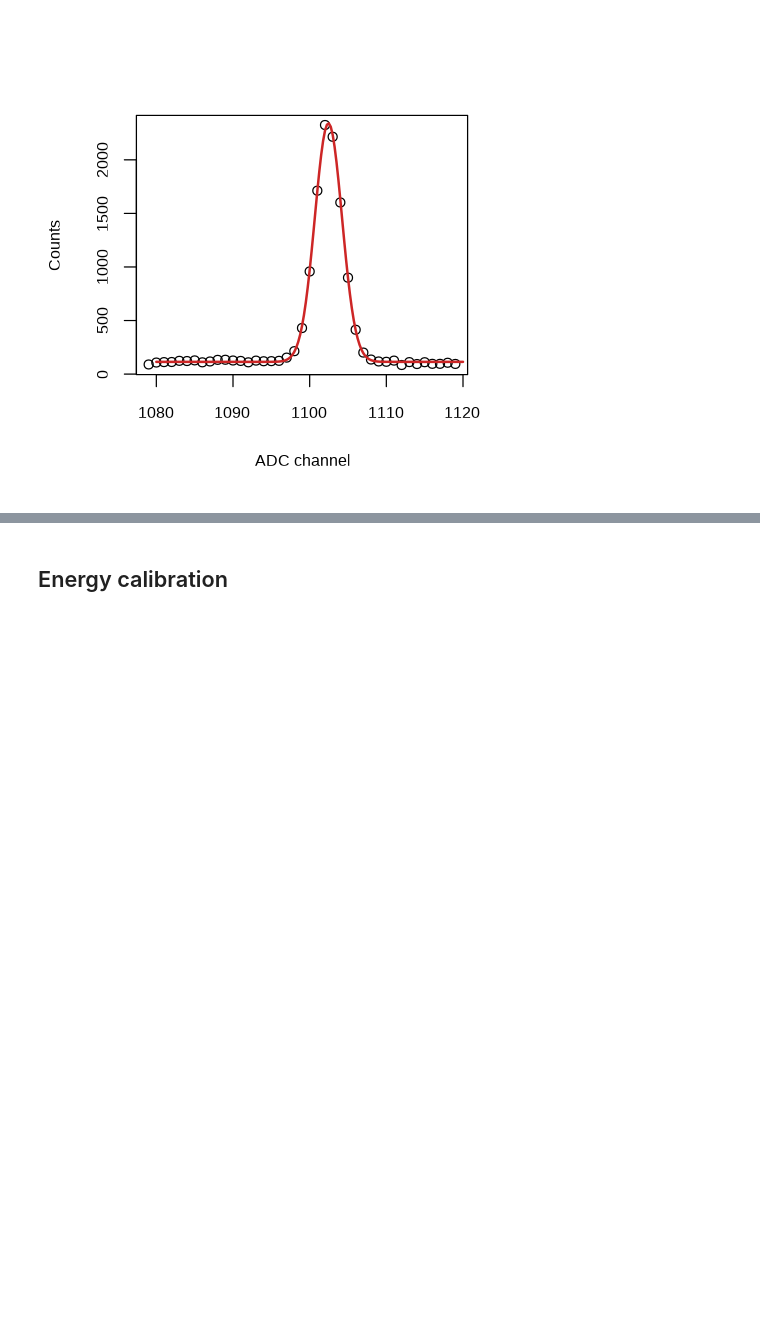
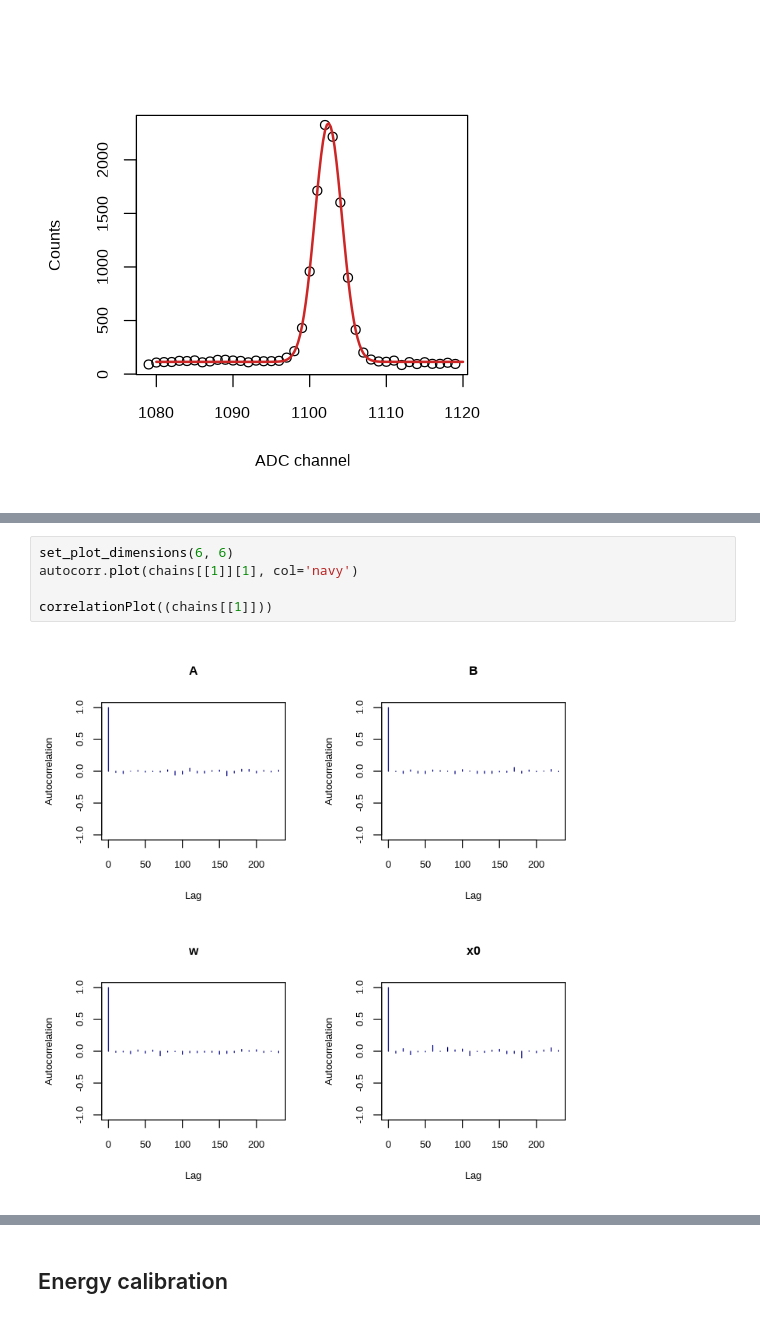
Before and after one commit to jtfreitas/AdSt_project, a Jupyter notebook: Hilario.ipynb, the cells around one changed output, grey strips where cells are left out. Saved outputs shown, nothing was run; the diff lists cells and outputs as text; blank space fills up the shorter version.

```diff
--- a/Hilario.ipynb
+++ b/Hilario.ipynb
@@ -527,0 +543,7 @@ x0 1102.406 1102.432 1102.445 1102.46 1102.485
+# %%
+set_plot_dimensions(6, 6)
+autocorr.plot(chains[[1]][1], col='navy')
+
+correlationPlot((chains[[1]]))
+# %% [output]
+[figure, added]
```
Also changed, not shown: parts of 21 cells of this notebook, 7 other files.
